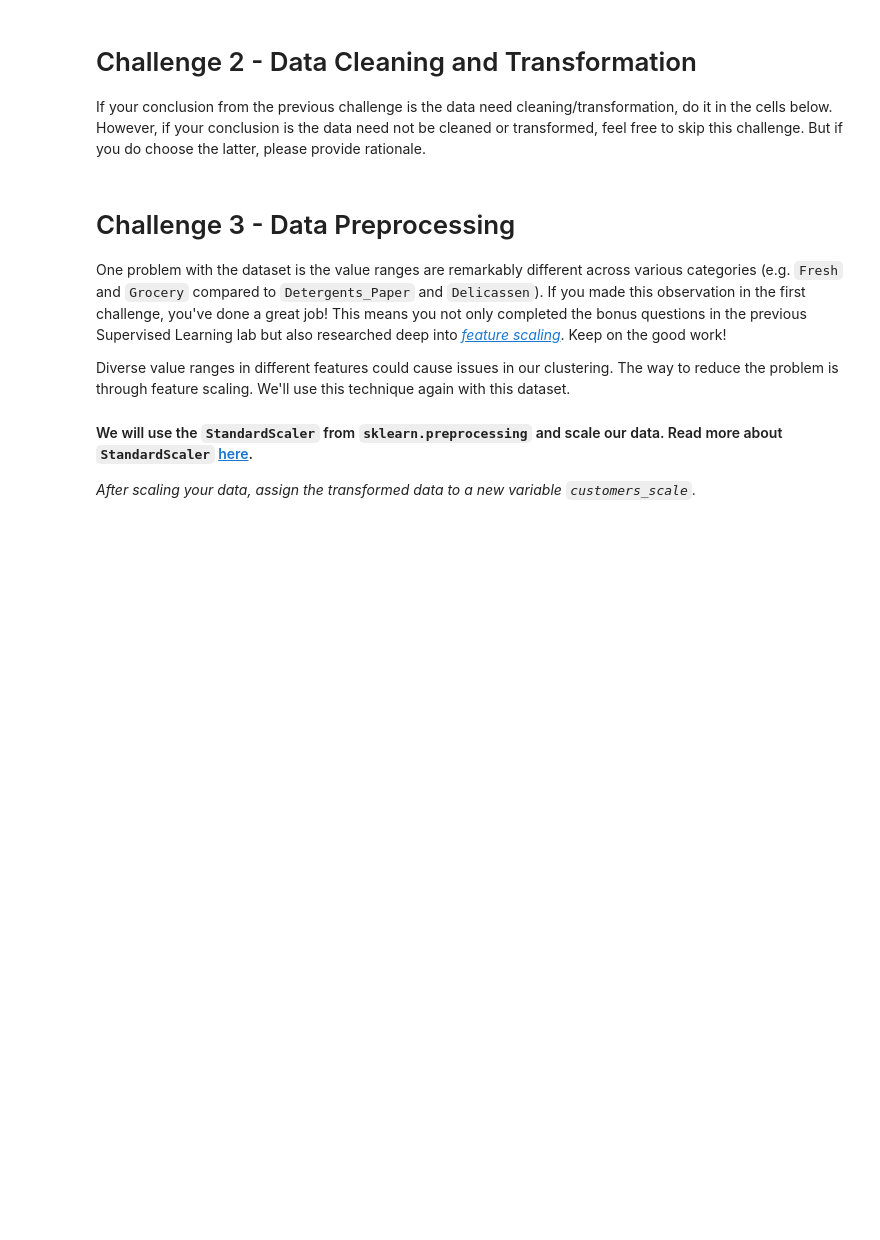
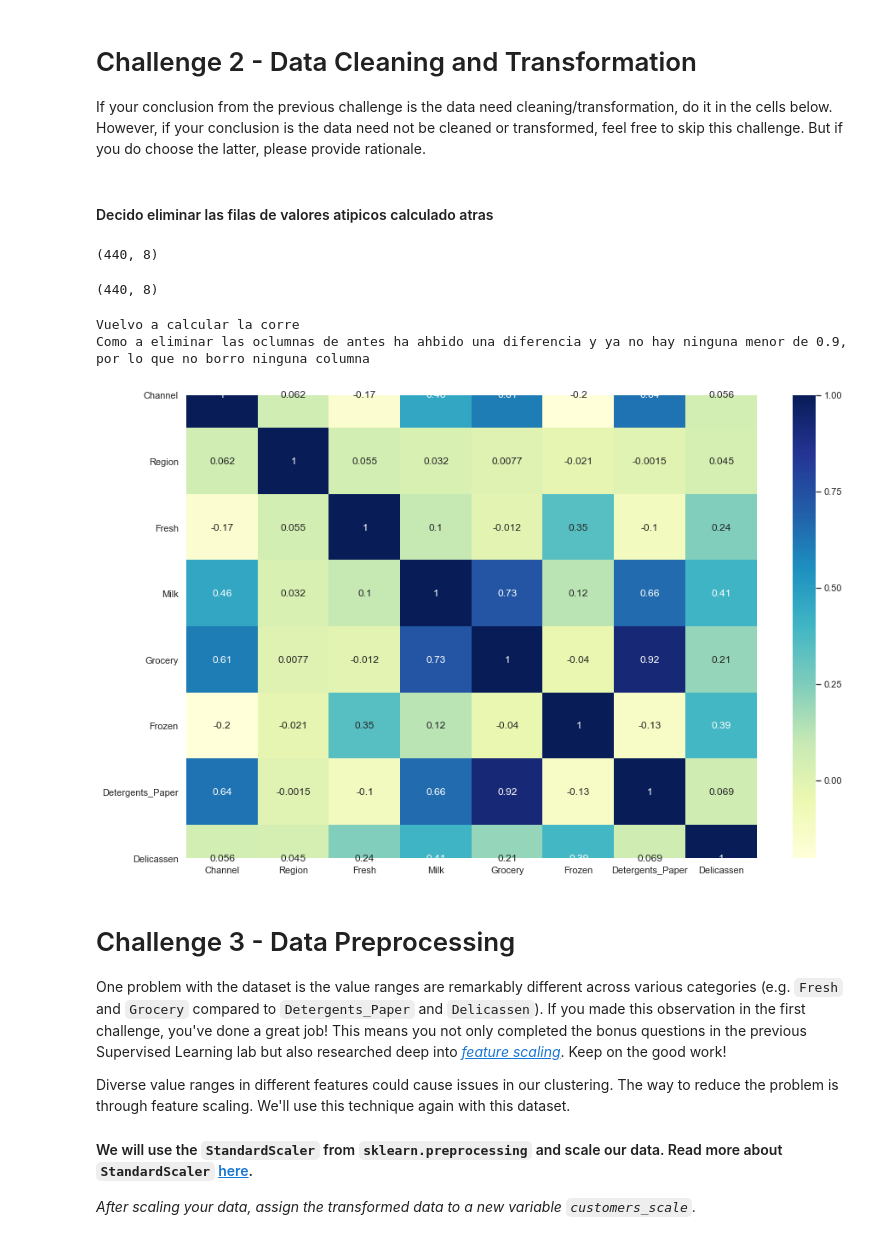
Before and after one commit to ironhack-datalabs/datamad0819, a Jupyter notebook: module-3/lab-unsupervised-learning/your-code/main.ipynb, the cells around one changed output. Drawn from its saved outputs; the diff is of its cells as text; code cells hidden in the pictures; blank space fills up the shorter version.

```diff
--- a/module-3/lab-unsupervised-learning/your-code/main.ipynb
+++ b/module-3/lab-unsupervised-learning/your-code/main.ipynb
@@ -113,3 +138,27 @@ If your conclusion from the previous challenge is the data need cleaning/transfo
+# %% [markdown]
+#### Decido eliminar las filas de valores atipicos calculado atras
+# %%
+# Your code here
+display(customers.shape)
+indexes = outliers.index.tolist()
+#customers.drop(indexes, inplace=True)
+display(customers.shape)
+# %% [output]
+(440, 8)
+(440, 8)
+# %%
+# Your comment here
+print("Vuelvo a calcular la corre")
+
+plt.figure(figsize=(15, 10))
+
+ax = sns.heatmap(customers.corr(),annot=True, cmap="YlGnBu")
+print("Como a eliminar las oclumnas de antes ha ahbido una diferencia y ya no hay ninguna menor de 0.9, por lo que \
+no borro ninguna columna")
+# %% [output]
+Vuelvo a calcular la corre
+Como a eliminar las oclumnas de antes ha ahbido una diferencia y ya no hay ninguna menor de 0.9, por lo que no borro ninguna columna
+[figure, added]
 # %% [markdown]
 # Challenge 3 - Data Preprocessing
 
```
Also changed, not shown: parts of 21 cells of this notebook.
